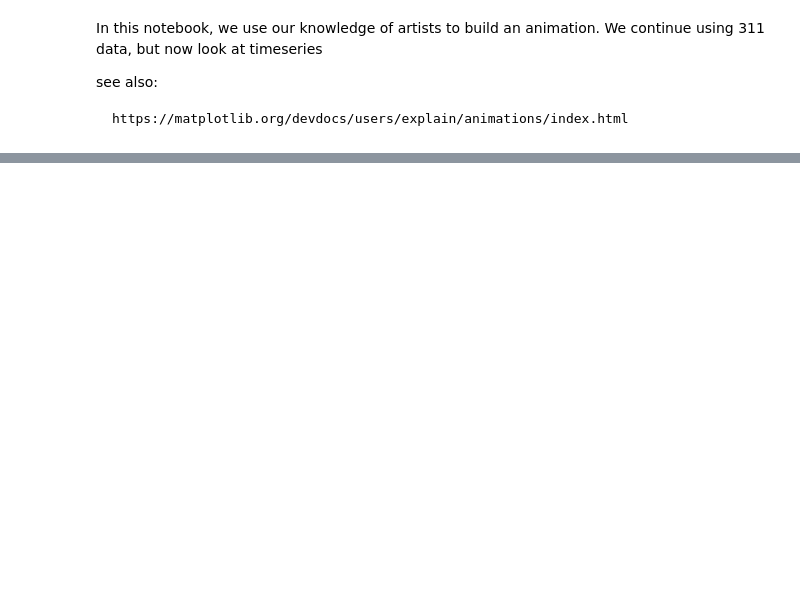
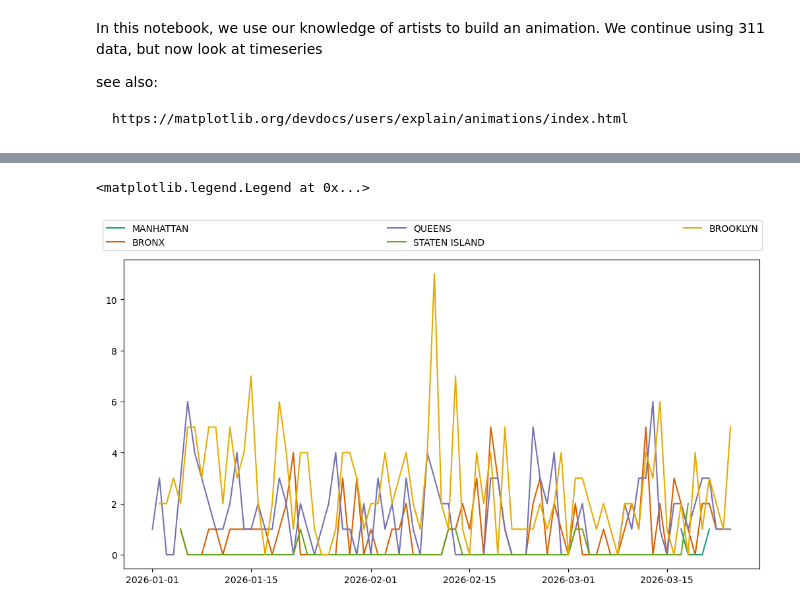
Before and after one commit to story645/odwny2026, a Jupyter notebook: content/n2_animation.ipynb, the cells around one changed output, grey strips where cells are left out. Drawn from its saved outputs; the diff is of its cells as text; code cells hidden in the pictures; blank space fills up the shorter version.

```diff
--- a/content/n2_animation.ipynb
+++ b/content/n2_animation.ipynb
@@ -13,7 +13,7 @@ import matplotlib.animation as animation
 from IPython.display import HTML
 import numpy as np
 # %%
-geo311 = gpd.read_file("data/geolocated311.json")
+geo311 = gpd.read_file("data/311_2026.geojson")
 # %%
 geo311_agg = geo311.pivot_table(values='Additional Details', index='Borough', columns=['Problem Detail (formerly Descriptor)'], aggfunc='count').T
 geo311_top5_complaints = geo311_agg.sum(axis=1).sort_values(ascending=False).index[:5]
@@ -48,18 +56,24 @@ fig.legend(handles, labels, bbox_to_anchor=(0., 1.02, 1., .102), loc='lower left
 # %%
 def get_days(date, borough, problem):
     subset = geo311_top5[(geo311_top5['Created Date'].dt.date <= date) & geo311_top5['Borough'].str.match(borough) & geo311_top5['Problem Detail (formerly Descriptor)'].str.match(problem)]
     return subset.groupby(pd.Grouper(key='Created Date', freq='D'))['Unique Key'].count()
 
 
 g = geo311_top5_complaints[0]
 boroughs = geo311_top5['Borough'].unique()
 
 fig, axd = plt.subplot_mosaic([[g]], layout='compressed', figsize=(10,5))
 
 date = geo311_top5['Created Date'].dt.date.max()
 lines = dict()
 for b in boroughs:
     sdf = get_days(date, b, g)
     lines[b],  = axd[g].plot(sdf.index, sdf.values, label = b, color = cdict[b])
+
+handles, labels = axd[axn].get_legend_handles_labels()
+fig.legend(handles, labels, bbox_to_anchor=(0., 1.02, 1., .102), loc='lower left', ncols=3, mode="expand", borderaxespad=0.)
+# %% [output]
+<matplotlib.legend.Legend at 0x...>
+[figure, added]
 # %%
 def get_days(date, borough, problem):
```
Also changed, not shown: parts of 4 cells of this notebook, 1 other file.
